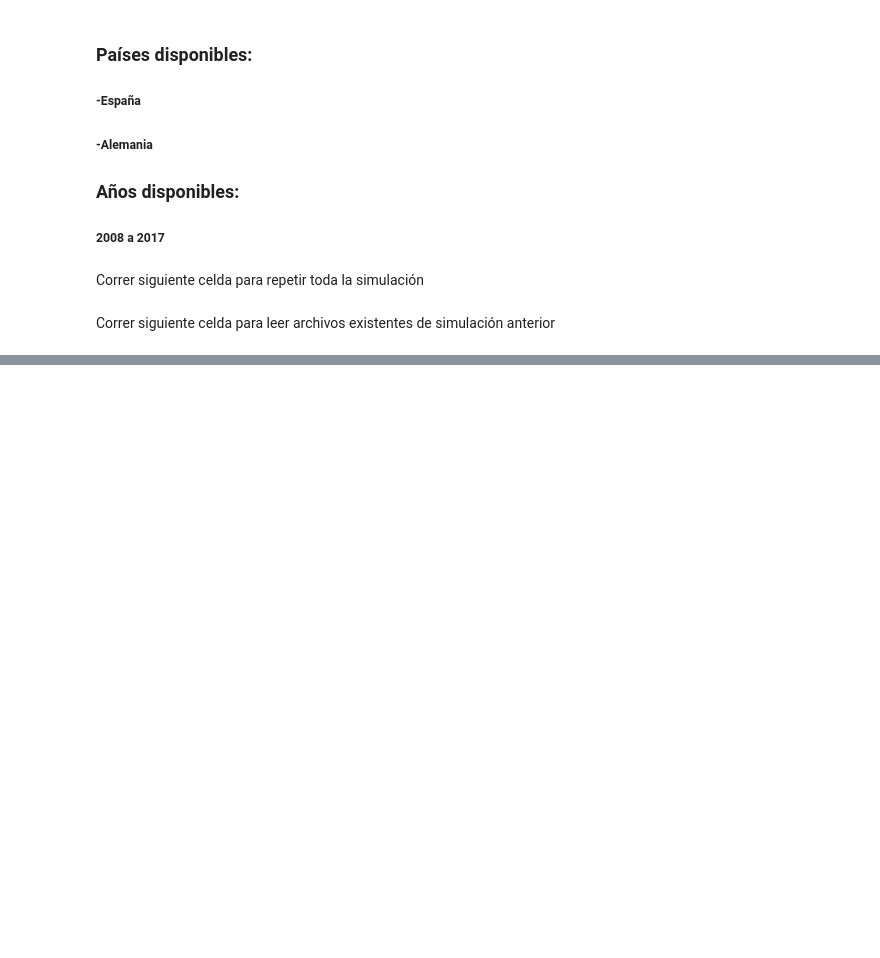
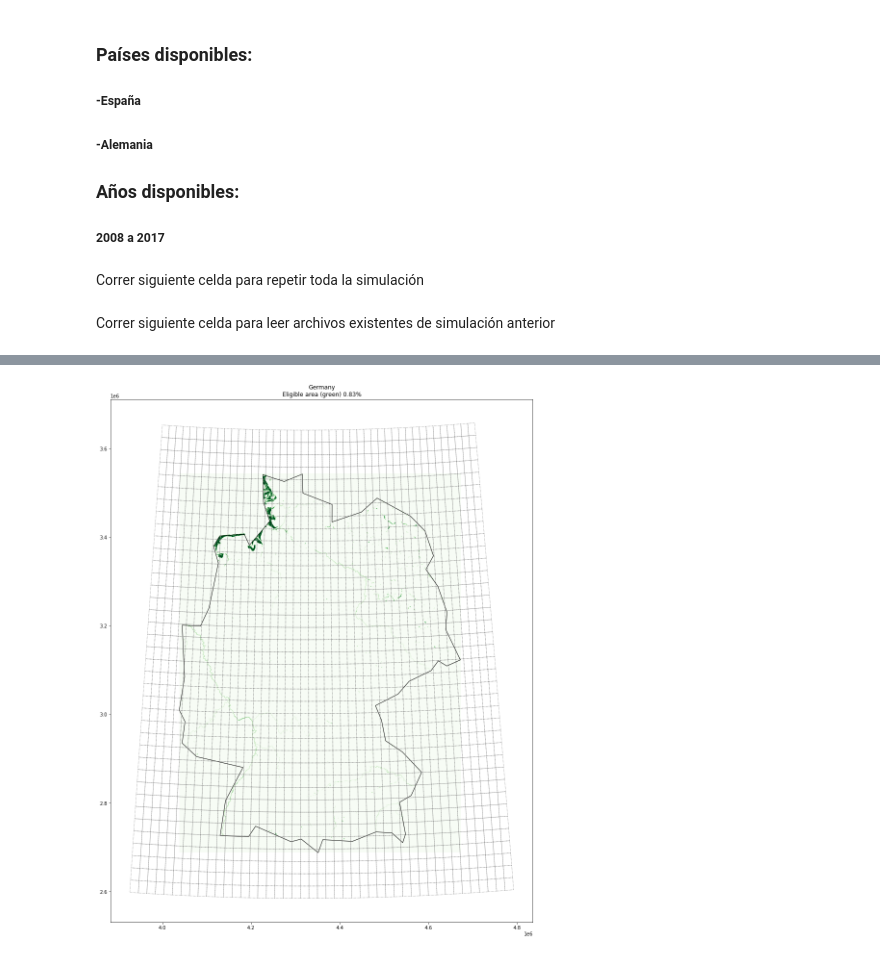
Before and after one commit to roberto-andrade22/PV_Parks_EU, a Jupyter notebook: Simulación.ipynb, the cells around one changed output, grey strips where cells are left out. Drawn from its saved outputs; the diff is of its cells as text; code cells hidden in the pictures; blank space fills up the shorter version.

```diff
--- a/Simulación.ipynb
+++ b/Simulación.ipynb
@@ -31,0 +61,4 @@ for year in years:
+# %%
+eligible_area('Germany',water)
+# %% [output]
+[figure, added]
```
Also changed, not shown: parts of 6 cells of this notebook, 1 other file.
